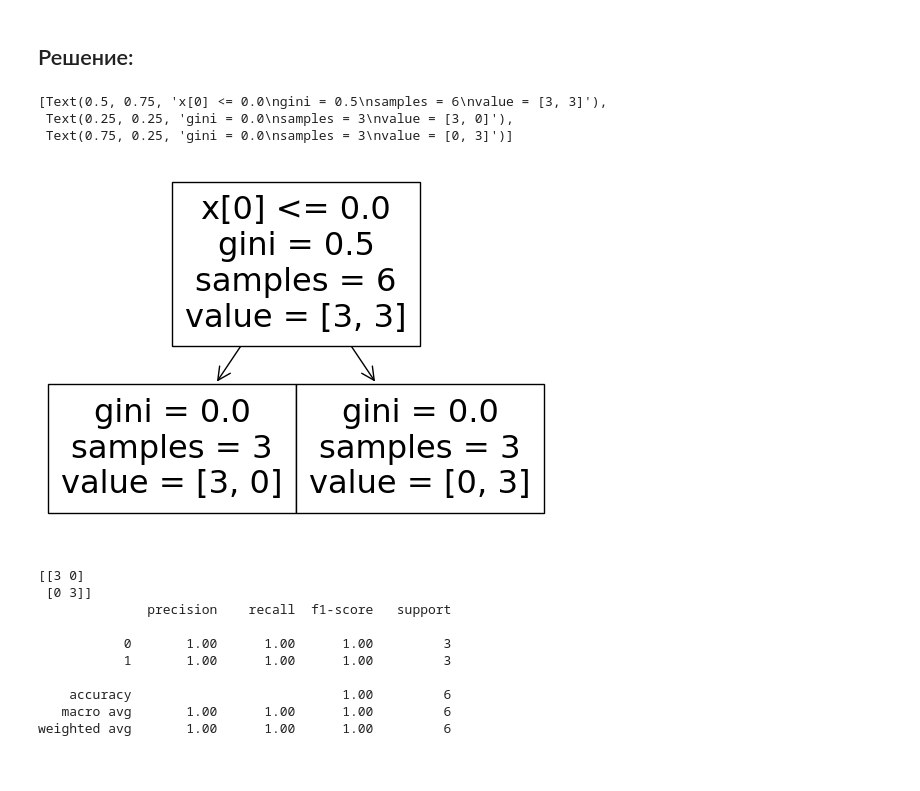
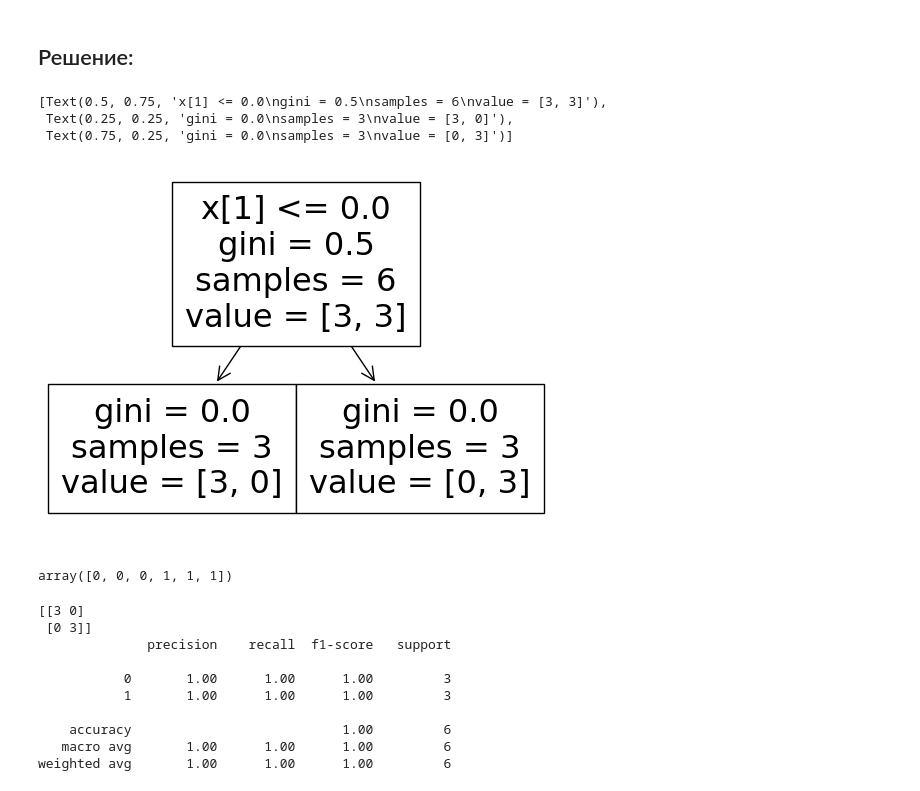
Before and after one commit to Kaz1deX/Artificial-intelligence-Mirea, a Jupyter notebook: Petrunin_M_Workbook5.ipynb, the cells around one changed output. Drawn from its saved outputs; the diff is of its cells as text; code cells hidden in the pictures.

```diff
--- a/Petrunin_M_Workbook5.ipynb
+++ b/Petrunin_M_Workbook5.ipynb
@@ -458,23 +436,29 @@ root.PrintTree()
 # %%
 import numpy as np
 from sklearn import tree
 from sklearn.metrics import classification_report, confusion_matrix
 
-# Создаем датасет
+# Создание Датасета
 X = np.array([[-1, -1], [-2, -1], [-3, -2], [1, 1], [2, 1], [3, 2]])
-target = np.array([0, 0, 0, 1, 1, 1])
+target = [0, 0, 0, 1, 1, 1]
 
-# Создаем экземпляр классификатора
-clf = tree.DecisionTreeClassifier()
+# Создание классификатора
+classifier = tree.DecisionTreeClassifier()
 
-# Обучаем классификатор на датасете
-clf.fit(X, target)
+# Обучение классификатора на Датасете
+classifier.fit(X, target)
 
-# Визуализируем дерево решений
-tree.plot_tree(clf)
+# Визуализация дерева решений
+tree.plot_tree(classifier)
 # %% [output]
-[Text(0.5, 0.75, 'x[0] <= 0.0\ngini = 0.5\nsamples = 6\nvalue = [3, 3]'),
+[Text(0.5, 0.75, 'x[1] <= 0.0\ngini = 0.5\nsamples = 6\nvalue = [3, 3]'),
  Text(0.25, 0.25, 'gini = 0.0\nsamples = 3\nvalue = [3, 0]'),
  Text(0.75, 0.25, 'gini = 0.0\nsamples = 3\nvalue = [0, 3]')]
-[figure, old version]
+[figure, new version]
+# %%
+# Прогноз
+y_pred = classifier.predict(X)
+y_pred
+# %% [output]
+array([0, 0, 0, 1, 1, 1])
 # %%
```
Also changed, not shown: parts of 6 cells of this notebook.
